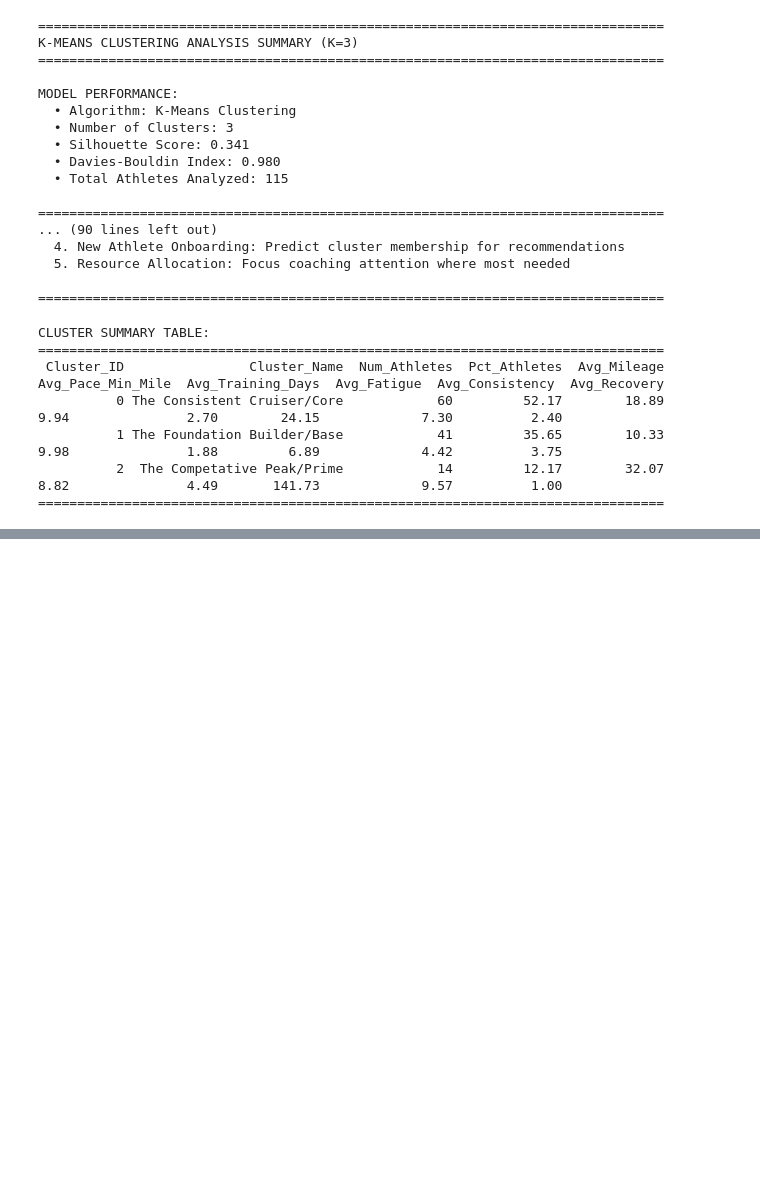
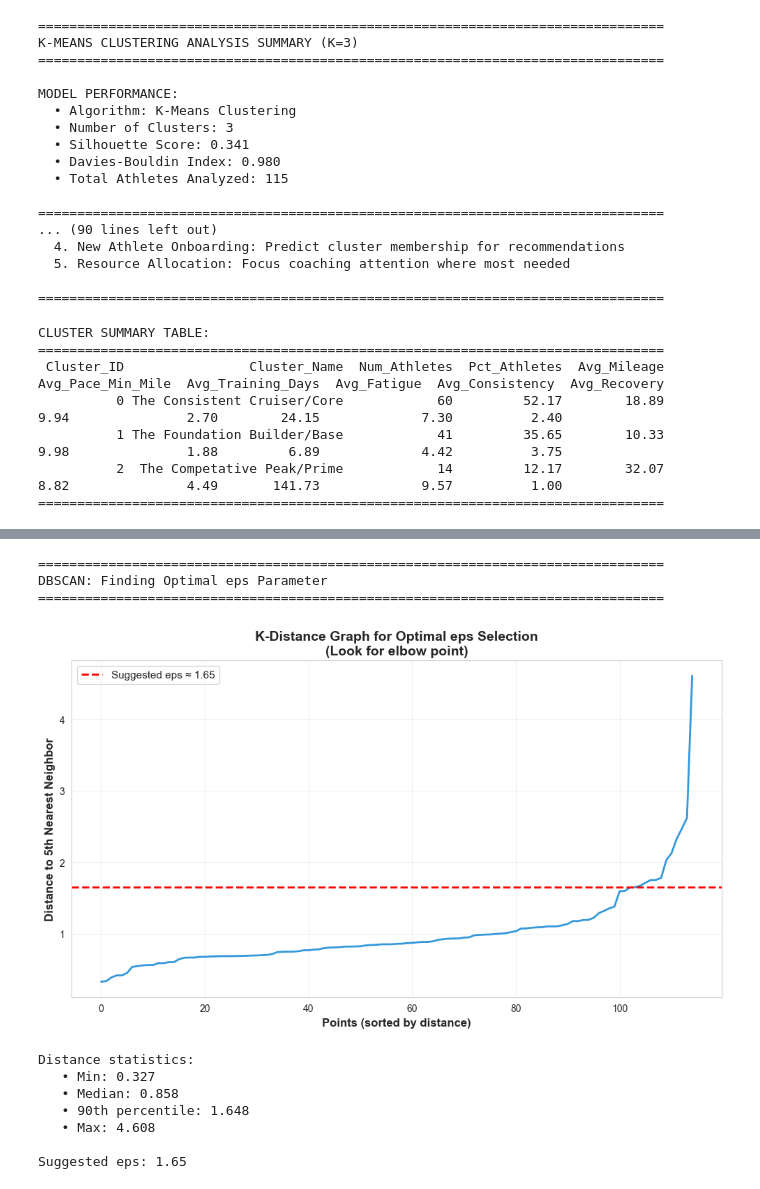
Before and after one commit to nathannasfaw/running-plan-builder, a Jupyter notebook: notebooks/clustering.ipynb, the cells around one changed output, grey strips where cells are left out. Saved outputs shown, nothing was run; the diff lists cells and outputs as text; code cells hidden in the pictures; blank space fills up the shorter version.

```diff
--- a/notebooks/clustering.ipynb
+++ b/notebooks/clustering.ipynb
@@ -642,0 +668,53 @@ CLUSTER SUMMARY TABLE:
+# %%
+# DBSCAN: Need to find optimal eps (neighborhood radius)
+from sklearn.neighbors import NearestNeighbors
+from sklearn.cluster import DBSCAN
+
+print("\n" + "="*80)
+print("DBSCAN: Finding Optimal eps Parameter")
+print("="*80)
+
+# Calculate k-distance graph (k=5 nearest neighbors)
+neighbors = NearestNeighbors(n_neighbors=5)
+neighbors_fit = neighbors.fit(scaled_data)
+distances, indices = neighbors_fit.kneighbors(scaled_data)
+
+# Sort distances to 5th nearest neighbor
+distances_sorted = np.sort(distances[:, -1], axis=0)
+
+# Plot k-distance graph
+plt.figure(figsize=(10, 6))
+plt.plot(distances_sorted, linewidth=2, color='#3498db')
+plt.xlabel('Points (sorted by distance)', fontsize=12, fontweight='bold')
+plt.ylabel('Distance to 5th Nearest Neighbor', fontsize=12, fontweight='bold')
+plt.title('K-Distance Graph for Optimal eps Selection\n(Look for elbow point)',
+          fontsize=14, fontweight='bold')
+plt.grid(True, alpha=0.3)
+
+# Suggest eps based on 90th percentile
+suggested_eps = np.percentile(distances_sorted, 90)
+plt.axhline(y=suggested_eps, color='red', linestyle='--', linewidth=2,
+            label=f'Suggested eps ≈ {suggested_eps:.2f}')
+plt.legend(fontsize=11)
+plt.tight_layout()
+plt.savefig('../visualizations/dbscan_eps_selection.png', dpi=300, bbox_inches='tight')
+plt.show()
+
+print(f"\nDistance statistics:")
+print(f"   • Min: {distances_sorted.min():.3f}")
+print(f"   • Median: {np.median(distances_sorted):.3f}")
+print(f"   • 90th percentile: {suggested_eps:.3f}")
+print(f"   • Max: {distances_sorted.max():.3f}")
+print(f"\nSuggested eps: {suggested_eps:.2f}")
+# %% [output]
+================================================================================
+DBSCAN: Finding Optimal eps Parameter
+================================================================================
+[figure, added]
+Distance statistics:
+   • Min: 0.327
+   • Median: 0.858
+   • 90th percentile: 1.648
+   • Max: 4.608
+
+Suggested eps: 1.65
```
Also changed, not shown: parts of 5 cells of this notebook, 19 other files.
